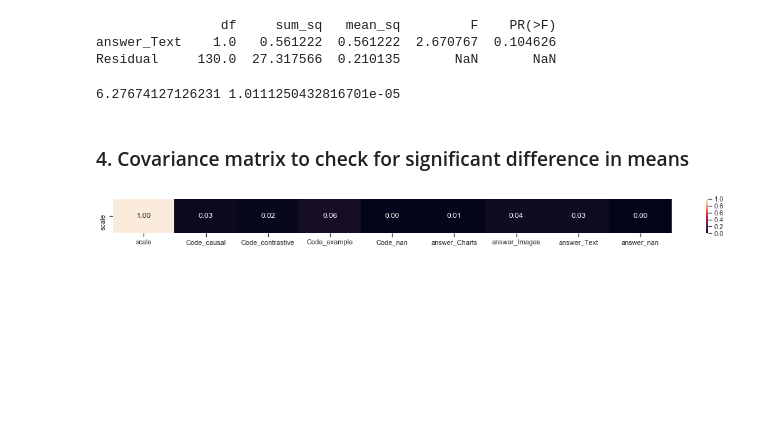
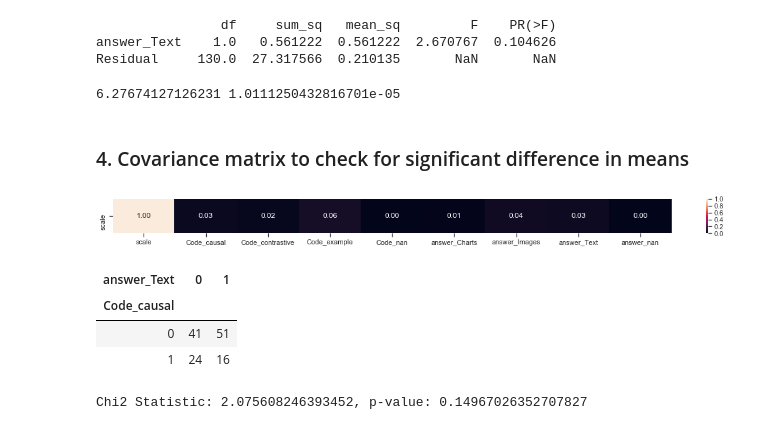
Before and after one commit to tasjian/CS6460, a Jupyter notebook: CS6460 data analysis.ipynb, the cells around one changed output. Drawn from its saved outputs; the diff is of its cells as text; code cells hidden in the pictures; blank space fills up the shorter version.

```diff
--- a/CS6460 data analysis.ipynb
+++ b/CS6460 data analysis.ipynb
@@ -182,3 +182,28 @@ sns.heatmap(theilu,annot=True,fmt='.2f')
 plt.show()
 # %% [output]
 [figure]
+# %%
+#create separate frames for each column
+causal = pd.DataFrame(data, columns=['Code_causal'])
+contrastive = pd.DataFrame(data, columns=['Code_contrastive'])
+example = pd.DataFrame(data, columns=['Code_example'])
+charts = pd.DataFrame(data, columns=['answer_Charts'])
+images = pd.DataFrame(data, columns=['answer_Images'])
+text = pd.DataFrame(data, columns=['answer_Text'])
+
+pd.crosstab(data['Code_causal'], data['answer_Text'])
+
+#chi2 = np.array([causal, contrastive, example, charts, images, text])
+# %% [output]
+| answer_Text | 0 | 1 |
+| Code_causal |  |  |
+| 0 | 41 | 51 |
+| 1 | 24 | 16 |
+# %%
+# Import the function
+from scipy.stats import chi2_contingency#Testing the relationship
+
+chi_res = chi2_contingency(pd.crosstab(data['Code_causal'], data['answer_Text']))
+print('Chi2 Statistic: {}, p-value: {}'.format(chi_res[0], chi_res[1]))
+# %% [output]
+Chi2 Statistic: 2.075608246393452, p-value: 0.14967026352707827
```
Also changed, not shown: parts of 2 cells of this notebook.
